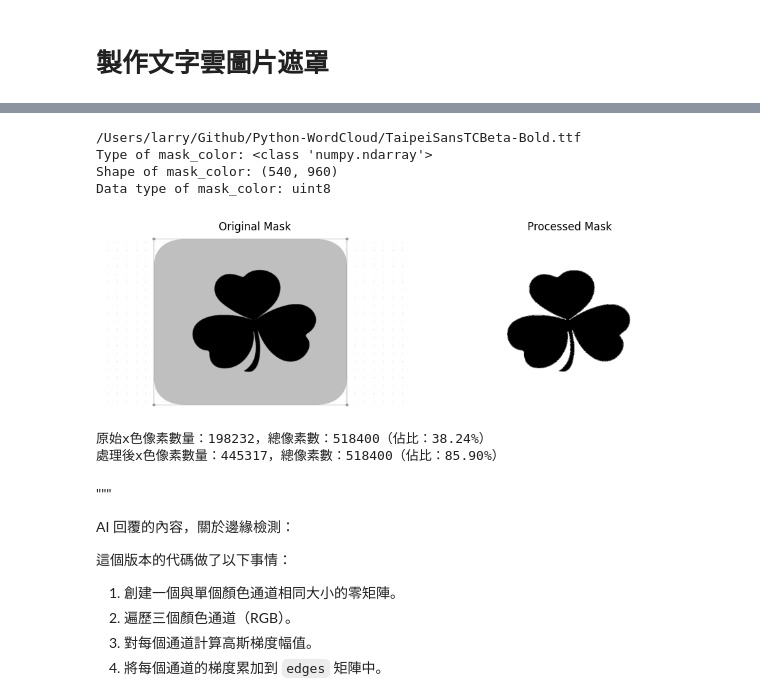
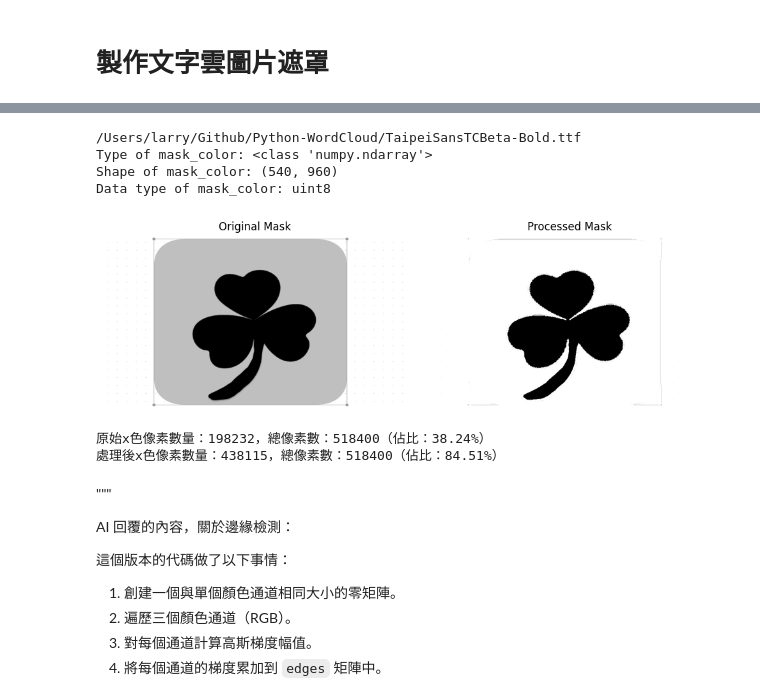
Before and after one commit to wastu01/Python-WordCloud, a Jupyter notebook: Googlenews_v2.ipynb, the cells around one changed output, grey strips where cells are left out. Saved outputs shown, nothing was run; the diff lists cells and outputs as text; code cells hidden in the pictures.

```diff
--- a/Googlenews_v2.ipynb
+++ b/Googlenews_v2.ipynb
@@ -450,6 +586,5 @@ RangeIndex(start=0, stop=118, step=1)
 # %%
 # 選擇黑色遮罩圖案練習處理圖片
-# 正常圖片張照把那些註解區域替換即可
 
 # from PIL import ImageOps # 反轉黑白
 # ImageOps.invert()
@@ -475,46 +610,47 @@ total_pixels = mask_color.size
 # org_filtered_pixels = np.sum(np.all(mask_image == 255, axis=2))
 org_pixels = np.sum(mask_color == 255)
 
-# 高精度尺寸圖適用
+# 縮小
 # # 每隔 n 個像素取一個像素
-# mask_color = mask_color[::2, ::2]
+# # mask_color = mask_color[::4, ::4]
 
-# 二維陣列，因為模式 L
-# 簡單的縮小（每隔一個像素取樣）
-mask_color_small = mask_color[::4, ::4]
-# 簡單的放大（重複像素）
-mask_color_large = np.repeat(np.repeat(mask_color_small, 2, axis=0), 2, axis=1)
+# # 放大（重複像素）
+# mask_color_large = np.repeat(np.repeat(mask_color, 4, axis=0), 4, axis=1)
 
 # 進行二次處理，保留灰階
 mask_image = mask_color.copy()
 # 不使用模組，numpy 反轉處理方式
 # mask_image = 255 - mask_color
 # 去噪應用
-threshold = 15# 根據圖片調整閾值
+threshold1 = 190# 根據圖片調整閾值
+threshold2 = 20
 # mask_image[np.all(mask_image < threshold, axis=2)] = 255
-mask_image[mask_image > threshold] = 255
+mask_image[mask_image < threshold2] = 0
+mask_image[mask_image > threshold1] = 255
+
 # 只要是（偏）()色區域，都設為()色
 
+# 高級用法，感謝 GPT 的解釋，真的是很厲害的做法....
+# 0-255 變成 0-1 的數據，然後把 某個閾值以上的數據變成 1，剩下的變成 0
+# 然後再次合成上去
 
-# 邊緣檢測 (進階用法，此部分為當初課堂老師提供)
+# 對灰階圖像進行邊緣檢測
+
+edges = gaussian_gradient_magnitude(mask_image, sigma=0.4)
+# 設置邊緣閾值
+edge_threshold = edges.mean()
+
+# 創建邊緣遮罩 True 為 1，False 為 0 ---> 1 就變成 255 白色
+edge_mask = (edges > edge_threshold).astype(np.uint8) * 255
+
+# 將邊緣與原始遮罩結合
+mask_image = np.maximum(mask_image, edge_mask)
+
+
+# 邊緣檢測 (進階用法，此部分為當初課堂老師提供，學完 numpy 後，可以更了解這個做法)
+
 # 我的理解：將三個顏色通道做了某個處理，然後將三個通道的結果累加，最後除以 3 得到平均值
 # edges = np.mean([gaussian_gradient_magnitude(mask_color[:, :, i] / 255., 2) for i in range(3)], axis=0)
-
-# (請 AI 不用串列生成式語法糖的方式替換後的版本)
-# # 邊緣檢測
-# edges = np.zeros_like(mask_color[:,:,0], dtype=np.float64)  # 創建一個與遮罩圖片同大小的零矩陣
-
-# for i in range(3):  # 遍歷RGB三個通道
-#     # 對每個通道應用高斯梯度幅值
-#     # 255.0 用於將像素值歸一化到 0-1 範圍
-#     # 2 是高斯核的標準差，控制邊緣檢測的敏感度
-#     gradient = gaussian_gradient_magnitude(mask_color[:,:,i] / 255.0, sigma=2)
-#     edges += gradient  # 累加每個通道的梯度
-
-# edges /= 3  # 取三個通道的平均值
-
-# 將高於閾值的邊緣像素設為白色
-# mask_image[edges > 0.95] = 255
 
 
 fig, (ax1, ax2) = plt.subplots(1, 2, figsize=(10, 5))
@@ -524,36 +660,36 @@ ax1.set_title("Original Mask")
 ax1.axis('off')
 
 # 顯示處理後的遮罩圖片
 ax2.imshow(mask_image, cmap='gray')
 ax2.set_title("Processed Mask")
 ax2.axis('off')
 
 plt.tight_layout()
 plt.show()
 
 
 
 # filtered_pixels = np.sum(np.all(mask_image == 255, axis=2))
 filtered_pixels = np.sum(mask_image == 255)
 # total_pixels = mask_image.shape[0] * mask_image.shape[1]
 
 
 print(f"原始x色像素數量：{org_pixels}，總像素數：{total_pixels}（佔比：{org_pixels/total_pixels*100:.2f}%）")
 print(f"處理後x色像素數量：{filtered_pixels}，總像素數：{total_pixels}（佔比：{filtered_pixels/total_pixels*100:.2f}%）")
 
 # 將高於閾值的邊緣像素設為白色
 
 # 顏色生成
 # image_colors = ImageColorGenerator(mask_image)
 # image_colors.default_color = [0.9,0.9,0.9]
 # %% [output]
 /Users/larry/Github/Python-WordCloud/TaipeiSansTCBeta-Bold.ttf
 Type of mask_color: <class 'numpy.ndarray'>
 Shape of mask_color: (540, 960)
 Data type of mask_color: uint8
-[figure, old version]
+[figure, new version]
 原始x色像素數量：198232，總像素數：518400（佔比：38.24%）
-處理後x色像素數量：445317，總像素數：518400（佔比：85.90%）
+處理後x色像素數量：438115，總像素數：518400（佔比：84.51%）
 # %% [markdown]
 """
 
```
Also changed, not shown: parts of 25 cells of this notebook.
